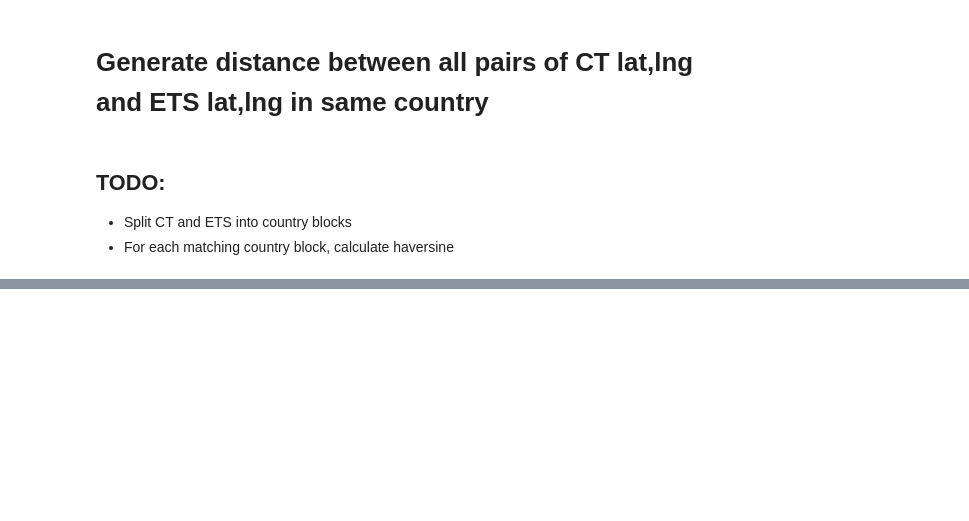
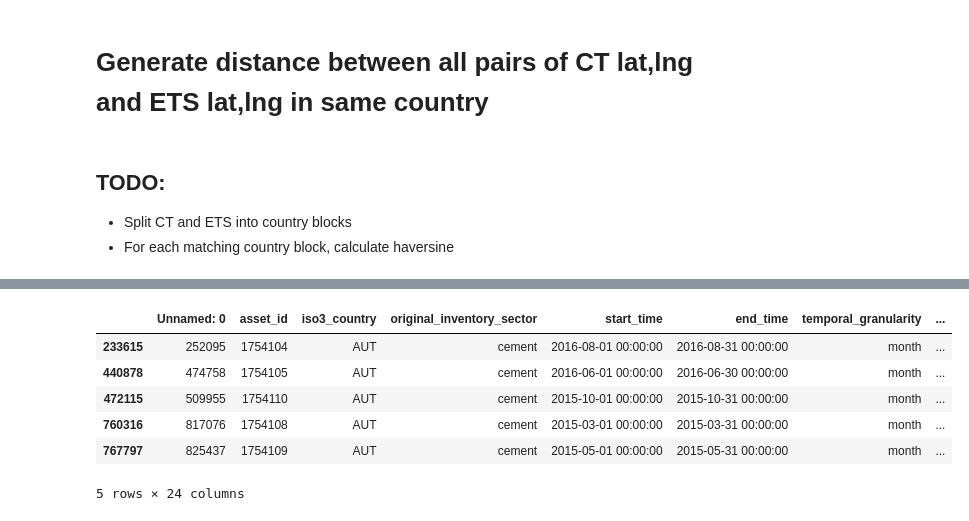
Before and after one commit to rayansud/ClimateTrace-EUETS, a Jupyter notebook: ETS_ClimateTrace_Match.ipynb, the cells around one changed output, grey strips where cells are left out. Cells and saved outputs as stored; diff of their text form; code cells hidden in the pictures; blank space fills up the shorter version.

```diff
--- a/ETS_ClimateTrace_Match.ipynb
+++ b/ETS_ClimateTrace_Match.ipynb
@@ -177,2 +205,4 @@ len(ct_data_filterETS)*len(latlngs)
 # %%
+a = haversine_vector(test_ets_ausblock[['Lat','Lng']], test_ct_ausblock[['lat','lng']], Unit.KILOMETERS, comb=True)
+a
 # %% [output]
@@ -179,0 +222,3 @@ len(ct_data_filterETS)*len(latlngs)
+# %%
+b = np.asarray(a<3).nonzero()
+b
@@ -179,0 +283,11 @@ len(ct_data_filterETS)*len(latlngs)
+# %%
+y = ct_country_blocks[63][ct_country_blocks[63].index.isin(test_ct_ausblock[test_ct_ausblock.index.isin(b[0])].orig_indx)]
+y
+# %% [output]
+|  | Unnamed: 0 | asset_id | iso3_country | original_inventory_sector | start_time | end_time | temporal_granularity | ... |
+| 233615 | 252095 | 1754104 | AUT | cement | 2016-08-01 00:00:00 | 2016-08-31 00:00:00 | month | ... |
+| 440878 | 474758 | 1754105 | AUT | cement | 2016-06-01 00:00:00 | 2016-06-30 00:00:00 | month | ... |
+| 472115 | 509955 | 1754110 | AUT | cement | 2015-10-01 00:00:00 | 2015-10-31 00:00:00 | month | ... |
+| 760316 | 817076 | 1754108 | AUT | cement | 2015-03-01 00:00:00 | 2015-03-31 00:00:00 | month | ... |
+| 767797 | 825437 | 1754109 | AUT | cement | 2015-05-01 00:00:00 | 2015-05-31 00:00:00 | month | ... |
+5 rows × 24 columns
```
Also changed, not shown: parts of 17 cells of this notebook, 1 other file.
